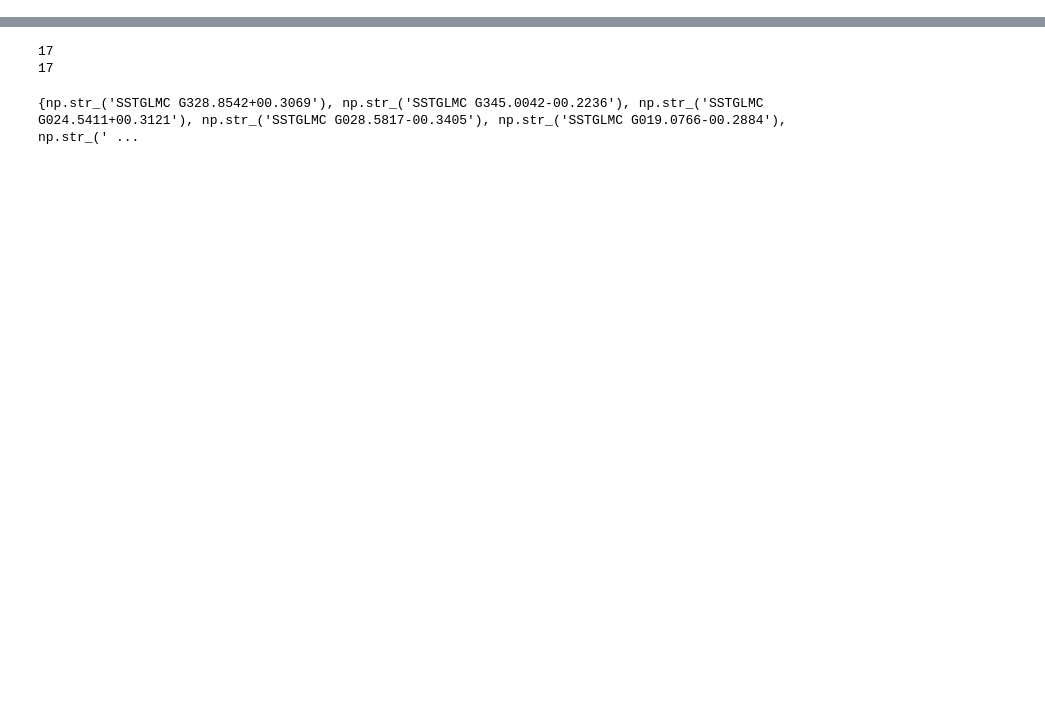
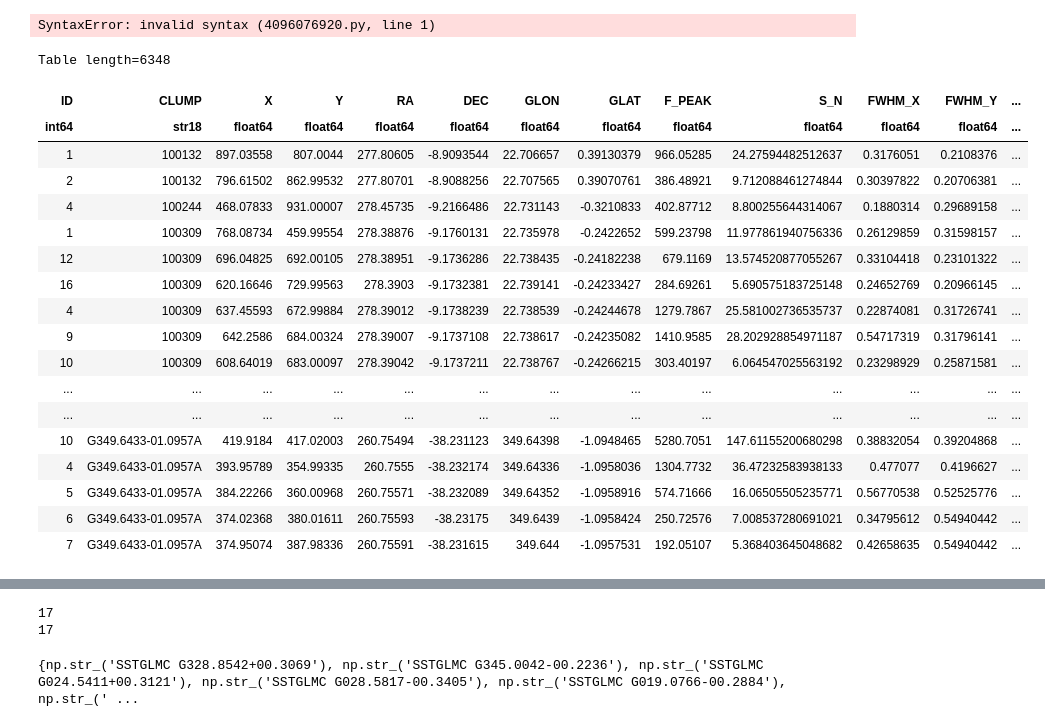
Before and after one commit to Ajuradoi1/ALMAGAL_IR, a Jupyter notebook: JAE/Spitzer_ALMA_cat.ipynb, the cells around one changed output, grey strips where cells are left out. Saved outputs shown, nothing was run; the diff lists cells and outputs as text; code cells hidden in the pictures; blank space fills up the shorter version.

```diff
--- a/JAE/Spitzer_ALMA_cat.ipynb
+++ b/JAE/Spitzer_ALMA_cat.ipynb
@@ -76,0 +86,32 @@ spitzer_sources.write(
+# %%
+spitzer_sources['alma_region'] = alma_sources['CLUMP'][idx]
+spitzer_sources['alma_id'] = alma_sources['ID'][idx]
+spitzer_sources['alma_sep'] = sep
+
+alma_sources['ALMA_MATCH'] = True
+# %%
+spitzer_sources[]
+# %% [output]
+SyntaxError: invalid syntax (4096076920.py, line 1)
+# %%
+alma_sources
+# %% [output]
+Table length=6348
+| ID | CLUMP | X | Y | RA | DEC | GLON | GLAT | F_PEAK | S_N | FWHM_X | FWHM_Y | ... |
+| int64 | str18 | float64 | float64 | float64 | float64 | float64 | float64 | float64 | float64 | float64 | float64 | ... |
+| 1 | 100132 | 897.03558 | 807.0044 | 277.80605 | -8.9093544 | 22.706657 | 0.39130379 | 966.05285 | 24.27594482512637 | 0.3176051 | 0.2108376 | ... |
+| 2 | 100132 | 796.61502 | 862.99532 | 277.80701 | -8.9088256 | 22.707565 | 0.39070761 | 386.48921 | 9.712088461274844 | 0.30397822 | 0.20706381 | ... |
+| 4 | 100244 | 468.07833 | 931.00007 | 278.45735 | -9.2166486 | 22.731143 | -0.3210833 | 402.87712 | 8.800255644314067 | 0.1880314 | 0.29689158 | ... |
+| 1 | 100309 | 768.08734 | 459.99554 | 278.38876 | -9.1760131 | 22.735978 | -0.2422652 | 599.23798 | 11.977861940756336 | 0.26129859 | 0.31598157 | ... |
+| 12 | 100309 | 696.04825 | 692.00105 | 278.38951 | -9.1736286 | 22.738435 | -0.24182238 | 679.1169 | 13.574520877055267 | 0.33104418 | 0.23101322 | ... |
+| 16 | 100309 | 620.16646 | 729.99563 | 278.3903 | -9.1732381 | 22.739141 | -0.24233427 | 284.69261 | 5.690575183725148 | 0.24652769 | 0.20966145 | ... |
+| 4 | 100309 | 637.45593 | 672.99884 | 278.39012 | -9.1738239 | 22.738539 | -0.24244678 | 1279.7867 | 25.581002736535737 | 0.22874081 | 0.31726741 | ... |
+| 9 | 100309 | 642.2586 | 684.00324 | 278.39007 | -9.1737108 | 22.738617 | -0.24235082 | 1410.9585 | 28.202928854971187 | 0.54717319 | 0.31796141 | ... |
+| 10 | 100309 | 608.64019 | 683.00097 | 278.39042 | -9.1737211 | 22.738767 | -0.24266215 | 303.40197 | 6.064547025563192 | 0.23298929 | 0.25871581 | ... |
+| ... | ... | ... | ... | ... | ... | ... | ... | ... | ... | ... | ... | ... |
+| ... | ... | ... | ... | ... | ... | ... | ... | ... | ... | ... | ... | ... |
+| 10 | G349.6433-01.0957A | 419.9184 | 417.02003 | 260.75494 | -38.231123 | 349.64398 | -1.0948465 | 5280.7051 | 147.61155200680298 | 0.38832054 | 0.39204868 | ... |
+| 4 | G349.6433-01.0957A | 393.95789 | 354.99335 | 260.7555 | -38.232174 | 349.64336 | -1.0958036 | 1304.7732 | 36.47232583938133 | 0.477077 | 0.4196627 | ... |
+| 5 | G349.6433-01.0957A | 384.22266 | 360.00968 | 260.75571 | -38.232089 | 349.64352 | -1.0958916 | 574.71666 | 16.06505505235771 | 0.56770538 | 0.52525776 | ... |
+| 6 | G349.6433-01.0957A | 374.02368 | 380.01611 | 260.75593 | -38.23175 | 349.6439 | -1.0958424 | 250.72576 | 7.008537280691021 | 0.34795612 | 0.54940442 | ... |
+| 7 | G349.6433-01.0957A | 374.95074 | 387.98336 | 260.75591 | -38.231615 | 349.644 | -1.0957531 | 192.05107 | 5.368403645048682 | 0.42658635 | 0.54940442 | ... |
```
Also changed, not shown: parts of 15 cells of this notebook.
